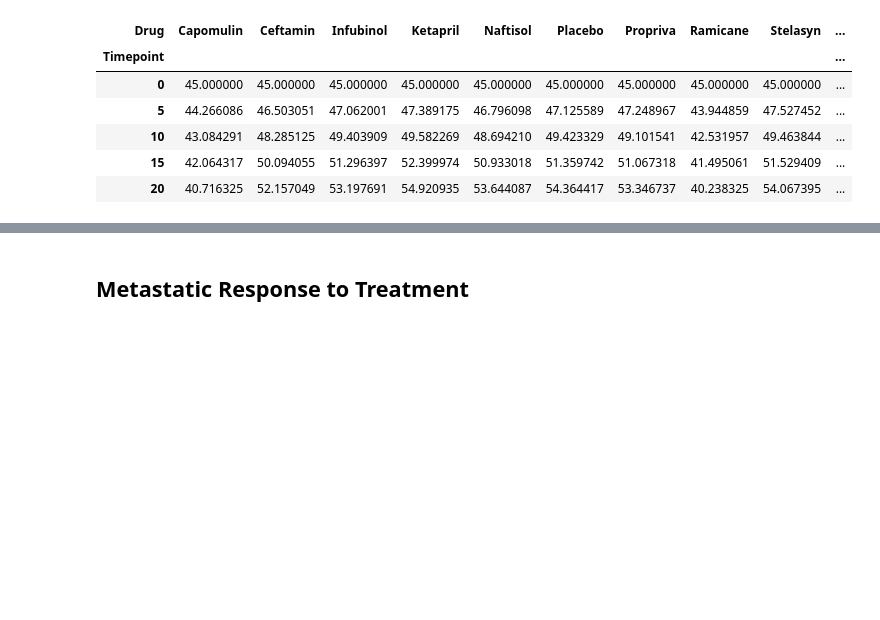
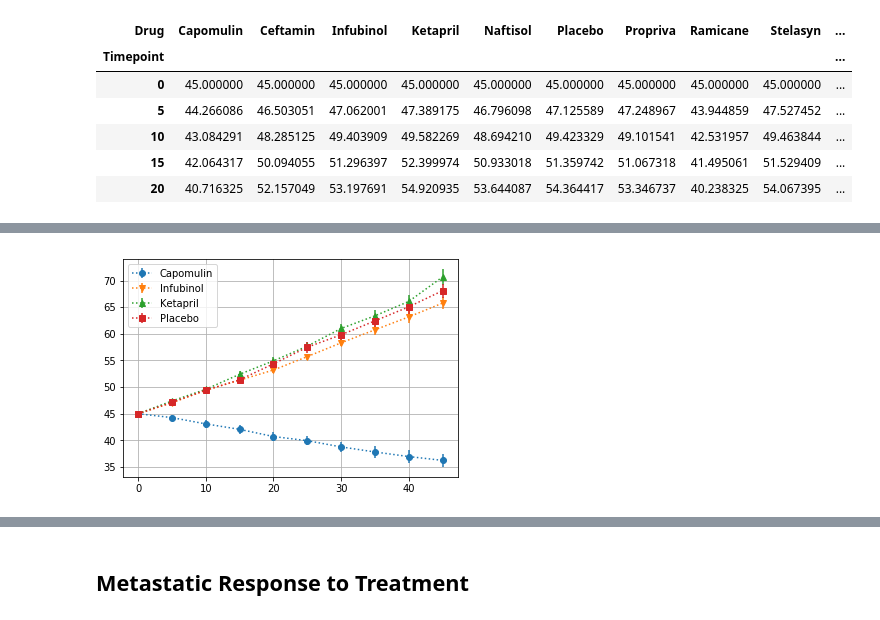
Before and after one commit to faznaimov/matplotlib-challenge, a Jupyter notebook: Pymaceuticals/pymaceuticals_starter.ipynb, the cells around one changed output, grey strips where cells are left out. Saved outputs shown, nothing was run; the diff lists cells and outputs as text; code cells hidden in the pictures; blank space fills up the shorter version.

```diff
--- a/Pymaceuticals/pymaceuticals_starter.ipynb
+++ b/Pymaceuticals/pymaceuticals_starter.ipynb
@@ -94,7 +66,7 @@ sem_df.head()
 # %%
 # Minor Data Munging to Re-Format the Data Frames
 re_mean = mean_df.pivot(index='Timepoint', columns='Drug')['Tumor Volume (mm3)']
-
+re_sem = sem_df.pivot(index="Timepoint", columns="Drug")["Tumor Volume (mm3)"]
 # Preview that Reformatting worked
 re_mean.head()
 # %% [output]
@@ -122,3 +80,20 @@ re_mean.head()
+# %%
+# Generate the Plot (with Error Bars)
+x_axis = merged["Timepoint"].unique()
+
+fig, ax = plt.subplots()
+ax.errorbar(x_axis, re_mean["Capomulin"], re_sem["Capomulin"],fmt="o",ls=':')
+ax.errorbar(x_axis, re_mean["Infubinol"], re_sem["Infubinol"], fmt="v",ls=':')
+ax.errorbar(x_axis, re_mean["Ketapril"], re_sem["Ketapril"], fmt="^",ls=':')
+ax.errorbar(x_axis, re_mean["Placebo"], re_sem["Placebo"], fmt="s",ls=':')
+
+plt.legend(loc="best")
+plt.grid()
+
+# Save the Figure
+plt.savefig("tumor.png")
+# %% [output]
+[figure, added]
 # %%
 # Show the Figure
 plt.show()
```
Also changed, not shown: parts of 26 cells of this notebook, 4 other files.
